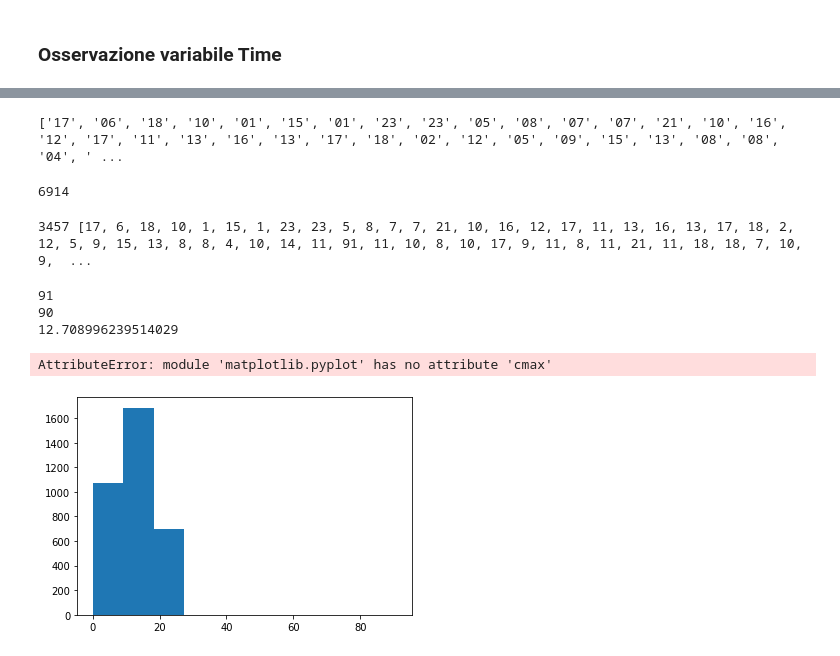
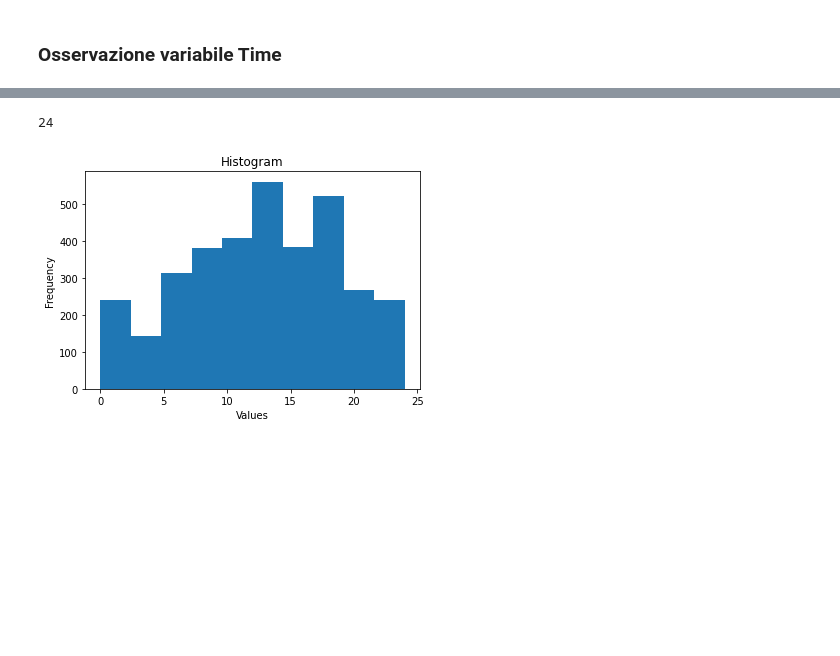
Before and after one commit to GabrieleLobina/network-project, a Jupyter notebook: Airplane_crashes.ipynb, the cells around one changed output, grey strips where cells are left out. Saved outputs shown, nothing was run; the diff lists cells and outputs as text; code cells hidden in the pictures; blank space fills up the shorter version.

```diff
--- a/Airplane_crashes.ipynb
+++ b/Airplane_crashes.ipynb
@@ -540,48 +484,25 @@ print(bb)
-# %%
-new_ore = []
-for i in ore:
-    #print(i,re.sub(rf"[:].*","",i))
-    #i = (re.sub(rf"[:].*","",i))
-    new_ore.append(re.sub(rf"[:].*","",i))
-print(new_ore,len(new_ore))
-# %% [output]
-['17', '06', '18', '10', '01', '15', '01', '23', '23', '05', '08', '07', '07', '21', '10', '16', '12', '17', '11', '13', '16', '13', '17', '18', '02', '12', '05', '09', '15', '13', '08', '08', '04', ' ...
-# %%
-f=0
-for i in new_ore:
-    i=int(i)
-    f=f+1
-    #print(i,type(i))
-print(f)
-# %% [output]
-6914
-# %%
-int_ore=[]
-for i in new_ore:
-    int_ore.append(int(i))
-print(len(int_ore),int_ore,type(int_ore[2]))
-# %% [output]
-3457 [17, 6, 18, 10, 1, 15, 1, 23, 23, 5, 8, 7, 7, 21, 10, 16, 12, 17, 11, 13, 16, 13, 17, 18, 2, 12, 5, 9, 15, 13, 8, 8, 4, 10, 14, 11, 91, 11, 10, 8, 10, 17, 9, 11, 8, 11, 21, 11, 18, 18, 7, 10, 9,  ...
-# %%
-for i in int_ore:
-    if i > 24:
-        print(i)
-import math
-import numpy
-print(numpy.mean(int_ore))
-# %% [output]
-91
-90
-12.708996239514029
+# %%
+new_ore_int=[]
+for i in int_ore:
+    if i != 91 and i != 90 :
+        new_ore_int.append(i)
+    elif i == 91:
+        i = 19
+        new_ore_int.append(i)
+    elif i == 90:
+        i = 9
+        new_ore_int.append(i)
+
+print(max(new_ore_int))
+# %% [output]
+24
 # %%
 
-patches=plt.hist(int_ore)
-np.arange()
+patches=plt.hist(new_ore_int)
 
 plt.xlabel("Values")
 plt.ylabel("Frequency")
 plt.title("Histogram")
 plt.show()
 # %% [output]
-AttributeError: module 'matplotlib.pyplot' has no attribute 'cmax'
-[figure, old version]
+[figure, new version]
```
Also changed, not shown: parts of 32 cells of this notebook.
